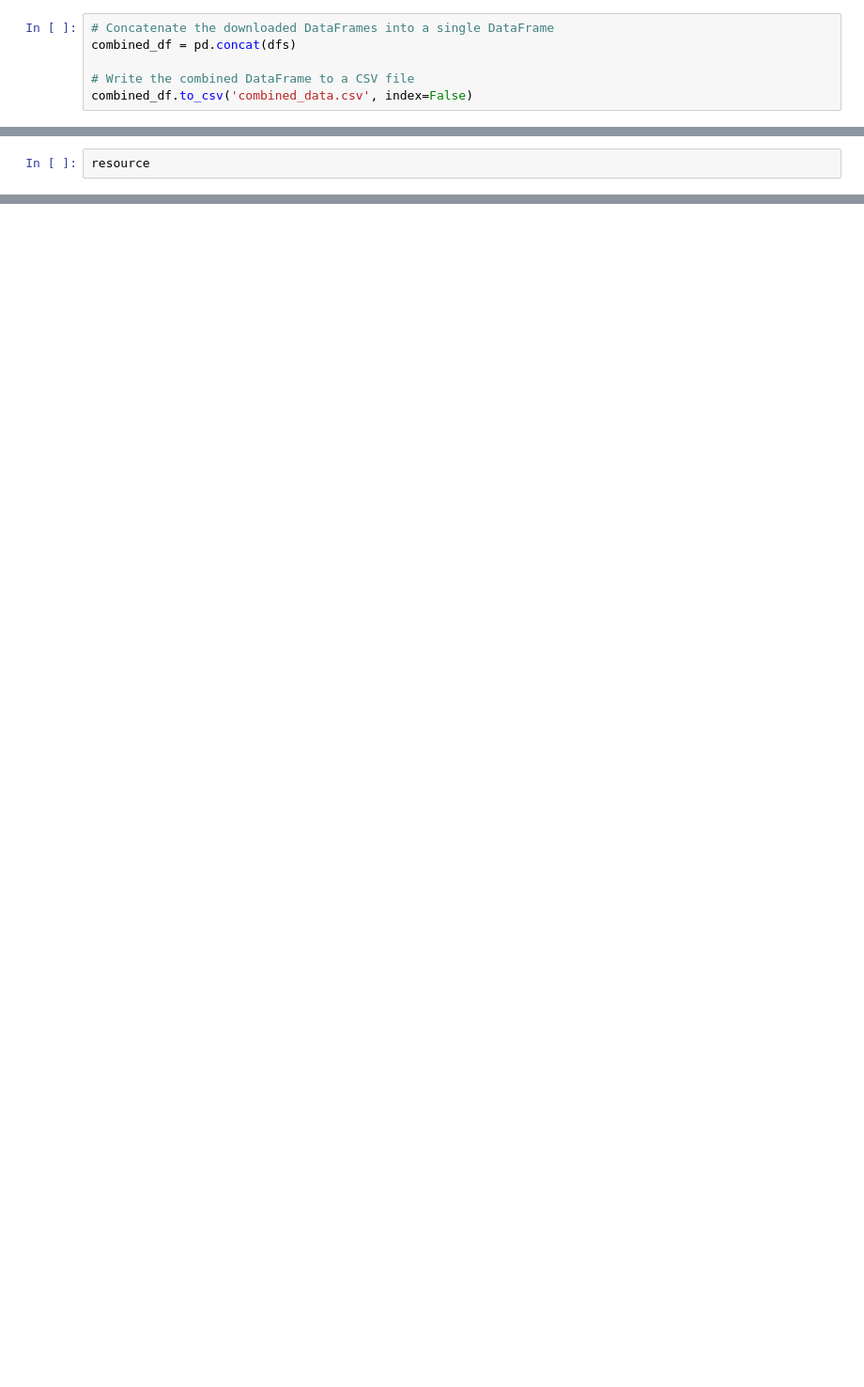
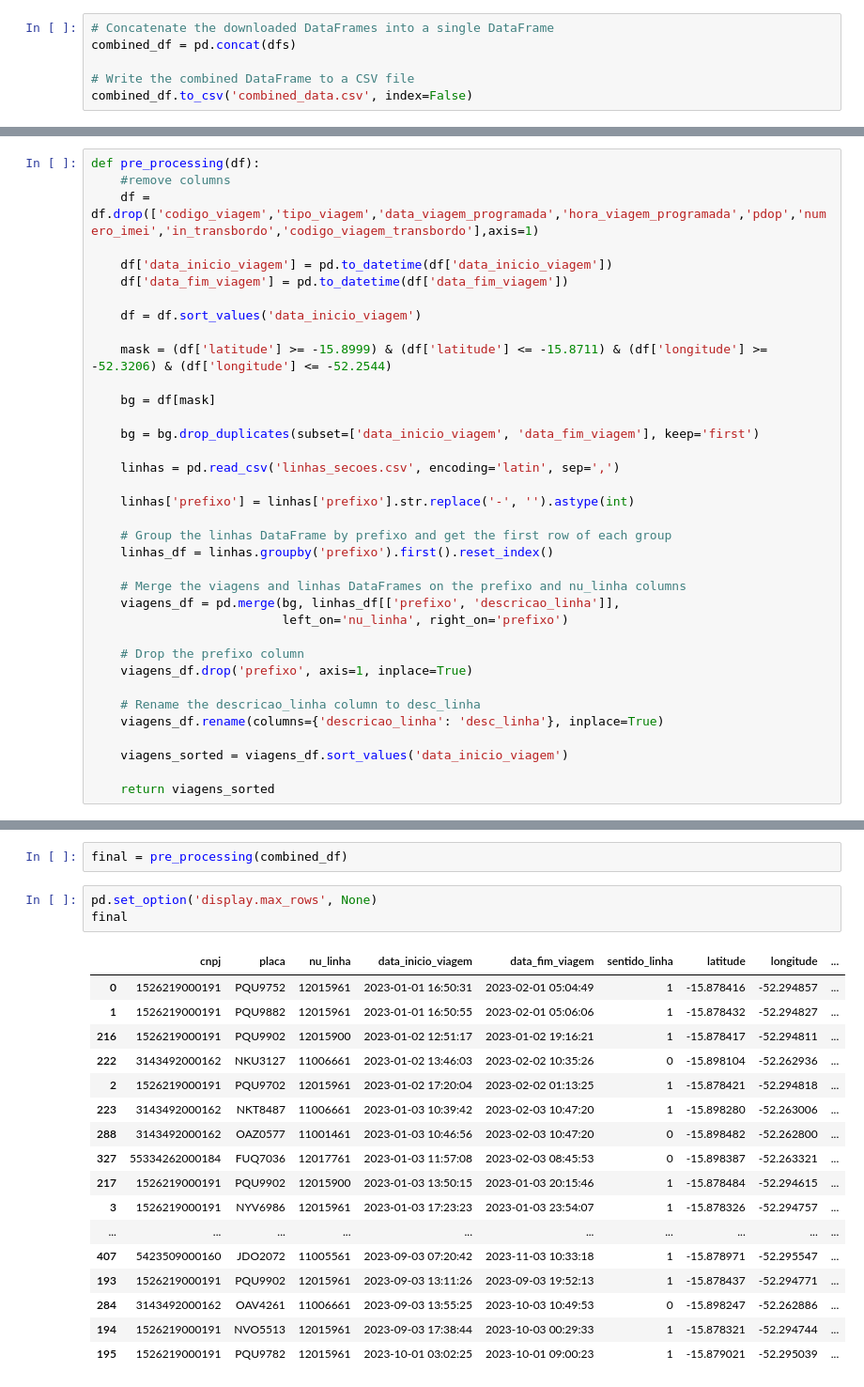
Before and after one commit to sandinojardim/Monitriip, a Jupyter notebook: extract_csvs.ipynb, the cells around one changed output, grey strips where cells are left out. Shown at 94% size. Saved outputs shown, nothing was run; the diff lists cells and outputs as text; blank space fills up the shorter version.

```diff
--- a/extract_csvs.ipynb
+++ b/extract_csvs.ipynb
@@ -108,2 +104,36 @@ Fev23 - Viagens do Serviço Regular - Início e Fim
 # %%
-resource
+def pre_processing(df):
+    #remove columns
+    df = df.drop(['codigo_viagem','tipo_viagem','data_viagem_programada','hora_viagem_programada','pdop','numero_imei','in_transbordo','codigo_viagem_transbordo'],axis=1)
+
+    df['data_inicio_viagem'] = pd.to_datetime(df['data_inicio_viagem'])
+    df['data_fim_viagem'] = pd.to_datetime(df['data_fim_viagem'])
+
+    df = df.sort_values('data_inicio_viagem')
+
+    mask = (df['latitude'] >= -15.8999) & (df['latitude'] <= -15.8711) & (df['longitude'] >= -52.3206) & (df['longitude'] <= -52.2544)
+
+    bg = df[mask]
+
+    bg = bg.drop_duplicates(subset=['data_inicio_viagem', 'data_fim_viagem'], keep='first')
+
+    linhas = pd.read_csv('linhas_secoes.csv', encoding='latin', sep=',')
+
+    linhas['prefixo'] = linhas['prefixo'].str.replace('-', '').astype(int)
+
+    # Group the linhas DataFrame by prefixo and get the first row of each group
+    linhas_df = linhas.groupby('prefixo').first().reset_index()
+
+    # Merge the viagens and linhas DataFrames on the prefixo and nu_linha columns
+    viagens_df = pd.merge(bg, linhas_df[['prefixo', 'descricao_linha']],
+                          left_on='nu_linha', right_on='prefixo')
+
+    # Drop the prefixo column
+    viagens_df.drop('prefixo', axis=1, inplace=True)
+
+    # Rename the descricao_linha column to desc_linha
+    viagens_df.rename(columns={'descricao_linha': 'desc_linha'}, inplace=True)
+
+    viagens_sorted = viagens_df.sort_values('data_inicio_viagem')
+
+    return viagens_sorted
@@ -198,0 +268,23 @@ Fev23
+# %%
+final = pre_processing(combined_df)
+# %%
+pd.set_option('display.max_rows', None)
+final
+# %% [output]
+|  | cnpj | placa | nu_linha | data_inicio_viagem | data_fim_viagem | sentido_linha | latitude | longitude | ... |
+| 0 | 1526219000191 | PQU9752 | 12015961 | 2023-01-01 16:50:31 | 2023-02-01 05:04:49 | 1 | -15.878416 | -52.294857 | ... |
+| 1 | 1526219000191 | PQU9882 | 12015961 | 2023-01-01 16:50:55 | 2023-02-01 05:06:06 | 1 | -15.878432 | -52.294827 | ... |
+| 216 | 1526219000191 | PQU9902 | 12015900 | 2023-01-02 12:51:17 | 2023-01-02 19:16:21 | 1 | -15.878417 | -52.294811 | ... |
+| 222 | 3143492000162 | NKU3127 | 11006661 | 2023-01-02 13:46:03 | 2023-02-02 10:35:26 | 0 | -15.898104 | -52.262936 | ... |
+| 2 | 1526219000191 | PQU9702 | 12015961 | 2023-01-02 17:20:04 | 2023-02-02 01:13:25 | 1 | -15.878421 | -52.294818 | ... |
+| 223 | 3143492000162 | NKT8487 | 11006661 | 2023-01-03 10:39:42 | 2023-02-03 10:47:20 | 1 | -15.898280 | -52.263006 | ... |
+| 288 | 3143492000162 | OAZ0577 | 11001461 | 2023-01-03 10:46:56 | 2023-02-03 10:47:20 | 0 | -15.898482 | -52.262800 | ... |
+| 327 | 55334262000184 | FUQ7036 | 12017761 | 2023-01-03 11:57:08 | 2023-02-03 08:45:53 | 0 | -15.898387 | -52.263321 | ... |
+| 217 | 1526219000191 | PQU9902 | 12015900 | 2023-01-03 13:50:15 | 2023-01-03 20:15:46 | 1 | -15.878484 | -52.294615 | ... |
+| 3 | 1526219000191 | NYV6986 | 12015961 | 2023-01-03 17:23:23 | 2023-01-03 23:54:07 | 1 | -15.878326 | -52.294757 | ... |
+| ... | ... | ... | ... | ... | ... | ... | ... | ... | ... |
+| 407 | 5423509000160 | JDO2072 | 11005561 | 2023-09-03 07:20:42 | 2023-11-03 10:33:18 | 1 | -15.878971 | -52.295547 | ... |
+| 193 | 1526219000191 | PQU9902 | 12015961 | 2023-09-03 13:11:26 | 2023-09-03 19:52:13 | 1 | -15.878437 | -52.294771 | ... |
+| 284 | 3143492000162 | OAV4261 | 11006661 | 2023-09-03 13:55:25 | 2023-10-03 10:49:53 | 0 | -15.898247 | -52.262886 | ... |
+| 194 | 1526219000191 | NVO5513 | 12015961 | 2023-09-03 17:38:44 | 2023-10-03 00:29:33 | 1 | -15.878321 | -52.294744 | ... |
+| 195 | 1526219000191 | PQU9782 | 12015961 | 2023-10-01 03:02:25 | 2023-10-01 09:00:23 | 1 | -15.879021 | -52.295039 | ... |
```
Also changed, not shown: parts of 5 cells of this notebook, 9 other files.
